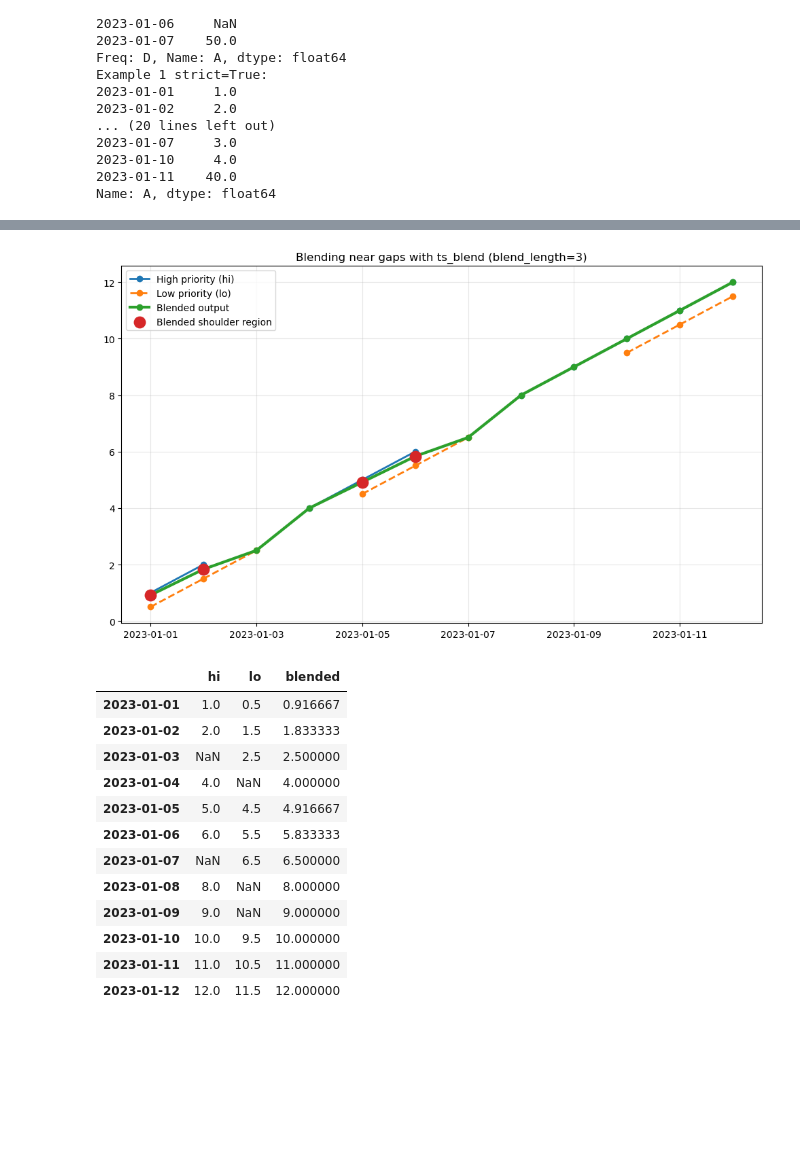
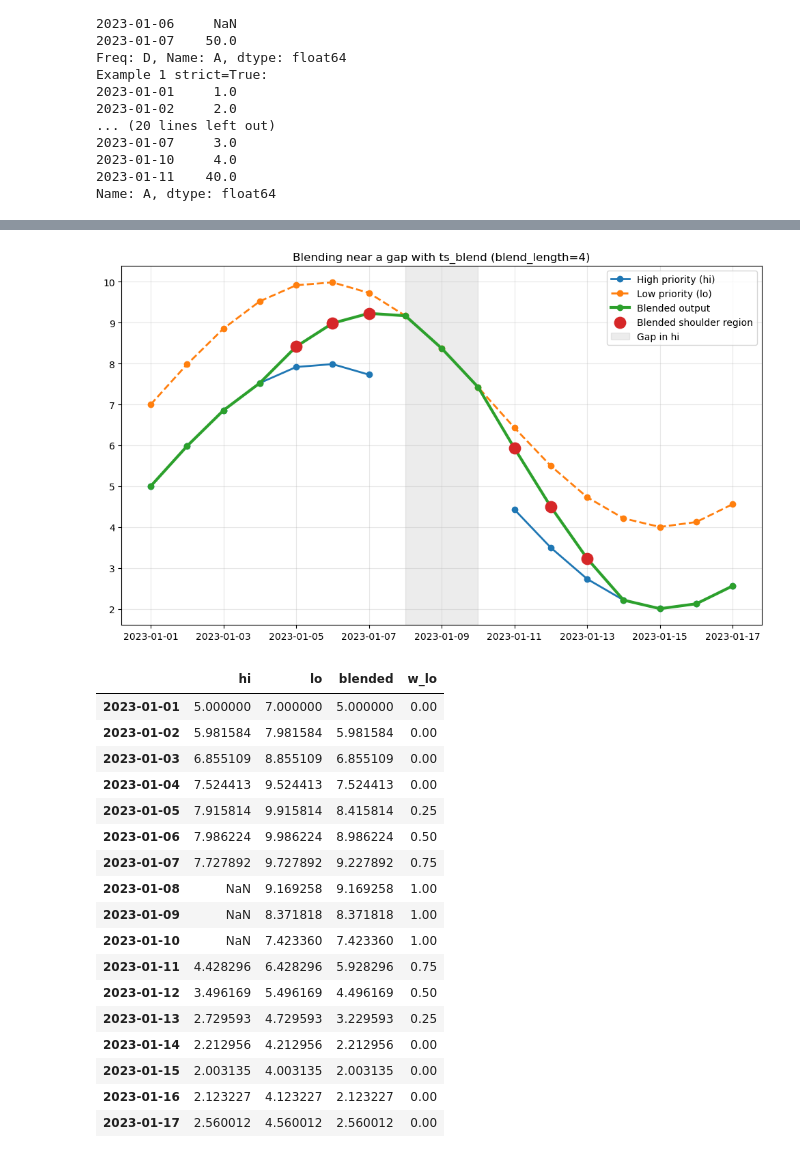
Before and after one commit to CADWRDeltaModeling/vtools3, a Jupyter notebook: docsrc/notebooks/merge_splice.ipynb, the cells around one changed output, grey strips where cells are left out. Drawn from its saved outputs; the diff is of its cells as text; code cells hidden in the pictures; blank space fills up the shorter version.

```diff
--- a/docsrc/notebooks/merge_splice.ipynb
+++ b/docsrc/notebooks/merge_splice.ipynb
@@ -529,71 +518,65 @@ Setting `blend_length=None` makes `ts_blend` behave like a standard priority mer
 # %%
 import numpy as np
 import pandas as pd
 import matplotlib.pyplot as plt
 
 from vtools.functions.blend import ts_blend
 
-# Example 12-point daily series
-idx = pd.date_range("2023-01-01", periods=12, freq="D")
+# Daily series: the high-priority series has one 3-day gap; the lower-priority
+# series is complete but offset by +2 so the blending is easy to see.
+idx = pd.date_range("2023-01-01", periods=17, freq="D")
+base = 5.0 + 3.0 * np.sin(np.arange(len(idx)) / 3.0)
 
-# High-priority with two gaps
-hi = pd.Series(
-    [1, 2, np.nan, 4, 5, 6, np.nan, 8, 9, 10, 11, 12],
-    index=idx,
-    name="hi",
-)
+hi = pd.Series(base, index=idx, name="hi")
+hi.iloc[7:10] = np.nan
+lo = pd.Series(base + 2.0, index=idx, name="lo")
 
-# Low-priority with different gaps
-lo = pd.Series(
-    [0.5, 1.5, 2.5, np.nan, 4.5, 5.5, 6.5, np.nan, np.nan, 9.5, 10.5, 11.5],
-    index=idx,
-    name="lo",
-)
+blend_length = 4   # 4-sample blending shoulder
 
-blend_length = 3   # 3-sample blending shoulder
+out = ts_blend((hi, lo), blend_length=blend_length, names="blended")
 
-out = ts_blend((hi, lo), blend_length=blend_length,names="blended")
-
-# Identify shoulder points where blending had an effect
-shoulder_mask = (~hi.isna()) & (~lo.isna()) & (out != hi)
+# Weight given to the lower-priority series at each point
+w_lo = ((out - hi) / (lo - hi)).where(hi.notna(), 1.0)
+shoulder_mask = hi.notna() & (w_lo > 0)
 
 fig, ax = plt.subplots(figsize=(10, 6))
-
 ax.plot(hi.index, hi.values, "o-", label="High priority (hi)", linewidth=2)
 ax.plot(lo.index, lo.values, "o--", label="Low priority (lo)", linewidth=2)
 ax.plot(out.index, out.values, "o-", label="Blended output", linewidth=3)
-
-# Highlight blend-affected points
 ax.scatter(
     out.index[shoulder_mask],
     out.values[shoulder_mask],
     s=140,
     color="tab:red",
     label="Blended shoulder region",
     zorder=5,
 )
-
-ax.set_title(f"Blending near gaps with ts_blend (blend_length={blend_length})")
+ax.axvspan(idx[7], idx[9], color="grey", alpha=0.15, label="Gap in hi")
+ax.set_title(f"Blending near a gap with ts_blend (blend_length={blend_length})")
 ax.grid(alpha=0.3)
 ax.legend()
 fig.tight_layout()
 plt.show()
 
-out_df = pd.DataFrame({"hi": hi, "lo": lo, "blended": out})
-out_df
+pd.DataFrame({"hi": hi, "lo": lo, "blended": out, "w_lo": w_lo.round(2)})
 # %% [output]
-[figure, old version]
+[figure, new version]
-|  | hi | lo | blended |
-| 2023-01-01 | 1.0 | 0.5 | 0.916667 |
-| 2023-01-02 | 2.0 | 1.5 | 1.833333 |
-| 2023-01-03 | NaN | 2.5 | 2.500000 |
-| 2023-01-04 | 4.0 | NaN | 4.000000 |
-| 2023-01-05 | 5.0 | 4.5 | 4.916667 |
-| 2023-01-06 | 6.0 | 5.5 | 5.833333 |
-| 2023-01-07 | NaN | 6.5 | 6.500000 |
-| 2023-01-08 | 8.0 | NaN | 8.000000 |
-| 2023-01-09 | 9.0 | NaN | 9.000000 |
-| 2023-01-10 | 10.0 | 9.5 | 10.000000 |
-| 2023-01-11 | 11.0 | 10.5 | 11.000000 |
-| 2023-01-12 | 12.0 | 11.5 | 12.000000 |
+|  | hi | lo | blended | w_lo |
+| 2023-01-01 | 5.000000 | 7.000000 | 5.000000 | 0.00 |
+| 2023-01-02 | 5.981584 | 7.981584 | 5.981584 | 0.00 |
+| 2023-01-03 | 6.855109 | 8.855109 | 6.855109 | 0.00 |
+| 2023-01-04 | 7.524413 | 9.524413 | 7.524413 | 0.00 |
+| 2023-01-05 | 7.915814 | 9.915814 | 8.415814 | 0.25 |
+| 2023-01-06 | 7.986224 | 9.986224 | 8.986224 | 0.50 |
+| 2023-01-07 | 7.727892 | 9.727892 | 9.227892 | 0.75 |
+| 2023-01-08 | NaN | 9.169258 | 9.169258 | 1.00 |
+| 2023-01-09 | NaN | 8.371818 | 8.371818 | 1.00 |
+| 2023-01-10 | NaN | 7.423360 | 7.423360 | 1.00 |
+| 2023-01-11 | 4.428296 | 6.428296 | 5.928296 | 0.75 |
+| 2023-01-12 | 3.496169 | 5.496169 | 4.496169 | 0.50 |
+| 2023-01-13 | 2.729593 | 4.729593 | 3.229593 | 0.25 |
+| 2023-01-14 | 2.212956 | 4.212956 | 2.212956 | 0.00 |
+| 2023-01-15 | 2.003135 | 4.003135 | 2.003135 | 0.00 |
+| 2023-01-16 | 2.123227 | 4.123227 | 2.123227 | 0.00 |
+| 2023-01-17 | 2.560012 | 4.560012 | 2.560012 | 0.00 |
 # %% [markdown]
```
Also changed, not shown: parts of 7 cells of this notebook, 2 other files.
